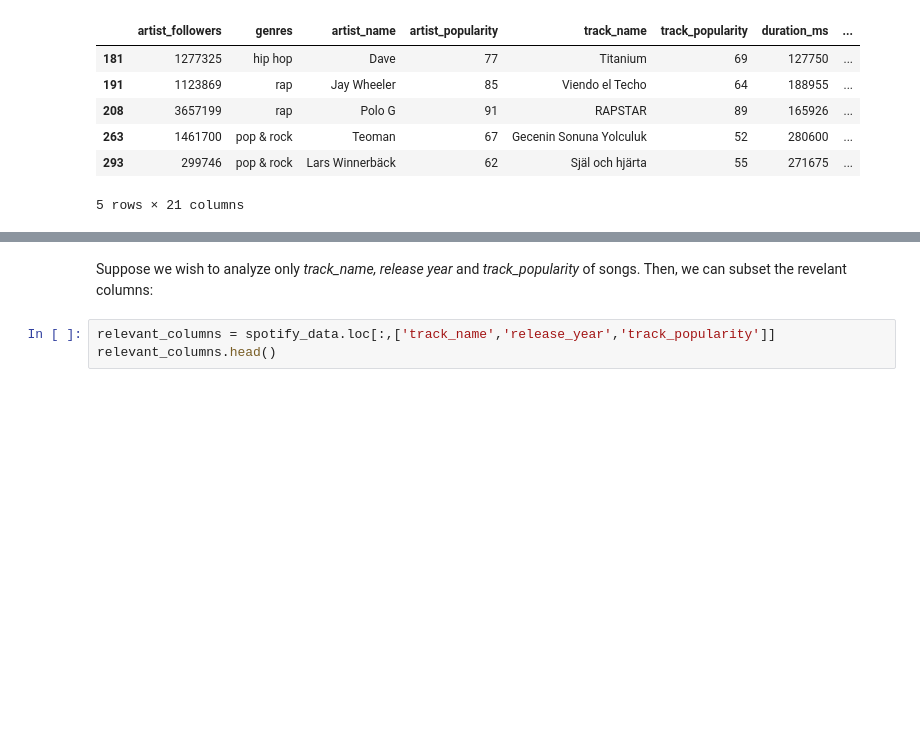
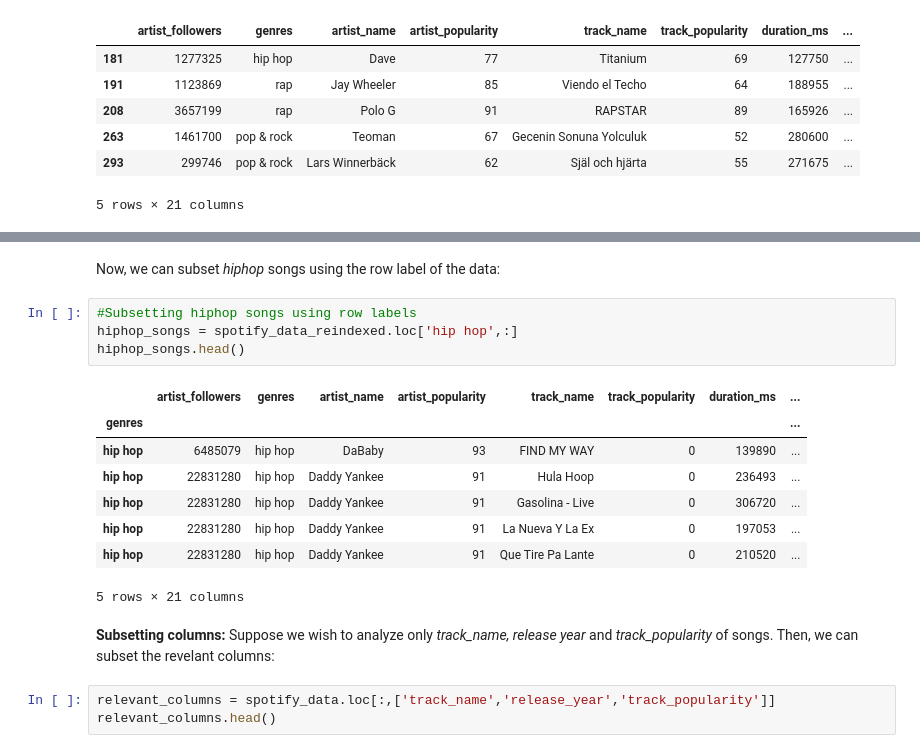
Before and after one commit to NUstat/DataScience_Intro_python, a Jupyter notebook: Pandas.ipynb, the cells around one changed output, grey strips where cells are left out. Drawn from its saved outputs; the diff is of its cells as text; blank space fills up the shorter version.

```diff
--- a/Pandas.ipynb
+++ b/Pandas.ipynb
@@ -434,5 +463,20 @@ popular_songs.head()
+# %% [markdown]
+Now, we can subset *hiphop* songs using the row label of the data:
+# %%
+#Subsetting hiphop songs using row labels
+hiphop_songs = spotify_data_reindexed.loc['hip hop',:]
+hiphop_songs.head()
+# %% [output]
+|  | artist_followers | genres | artist_name | artist_popularity | track_name | track_popularity | duration_ms | ... |
+| genres |  |  |  |  |  |  |  | ... |
+| hip hop | 6485079 | hip hop | DaBaby | 93 | FIND MY WAY | 0 | 139890 | ... |
+| hip hop | 22831280 | hip hop | Daddy Yankee | 91 | Hula Hoop | 0 | 236493 | ... |
+| hip hop | 22831280 | hip hop | Daddy Yankee | 91 | Gasolina - Live | 0 | 306720 | ... |
+| hip hop | 22831280 | hip hop | Daddy Yankee | 91 | La Nueva Y La Ex | 0 | 197053 | ... |
+| hip hop | 22831280 | hip hop | Daddy Yankee | 91 | Que Tire Pa Lante | 0 | 210520 | ... |
+5 rows × 21 columns
 # %% [markdown]
-Suppose we wish to analyze only *track_name, release year* and *track_popularity* of songs. Then, we can subset the revelant columns:
+**Subsetting columns:** Suppose we wish to analyze only *track_name, release year* and *track_popularity* of songs. Then, we can subset the revelant columns:
 # %%
 relevant_columns = spotify_data.loc[:,['track_name','release_year','track_popularity']]
 relevant_columns.head()
```
Also changed, not shown: parts of 135 cells of this notebook.
